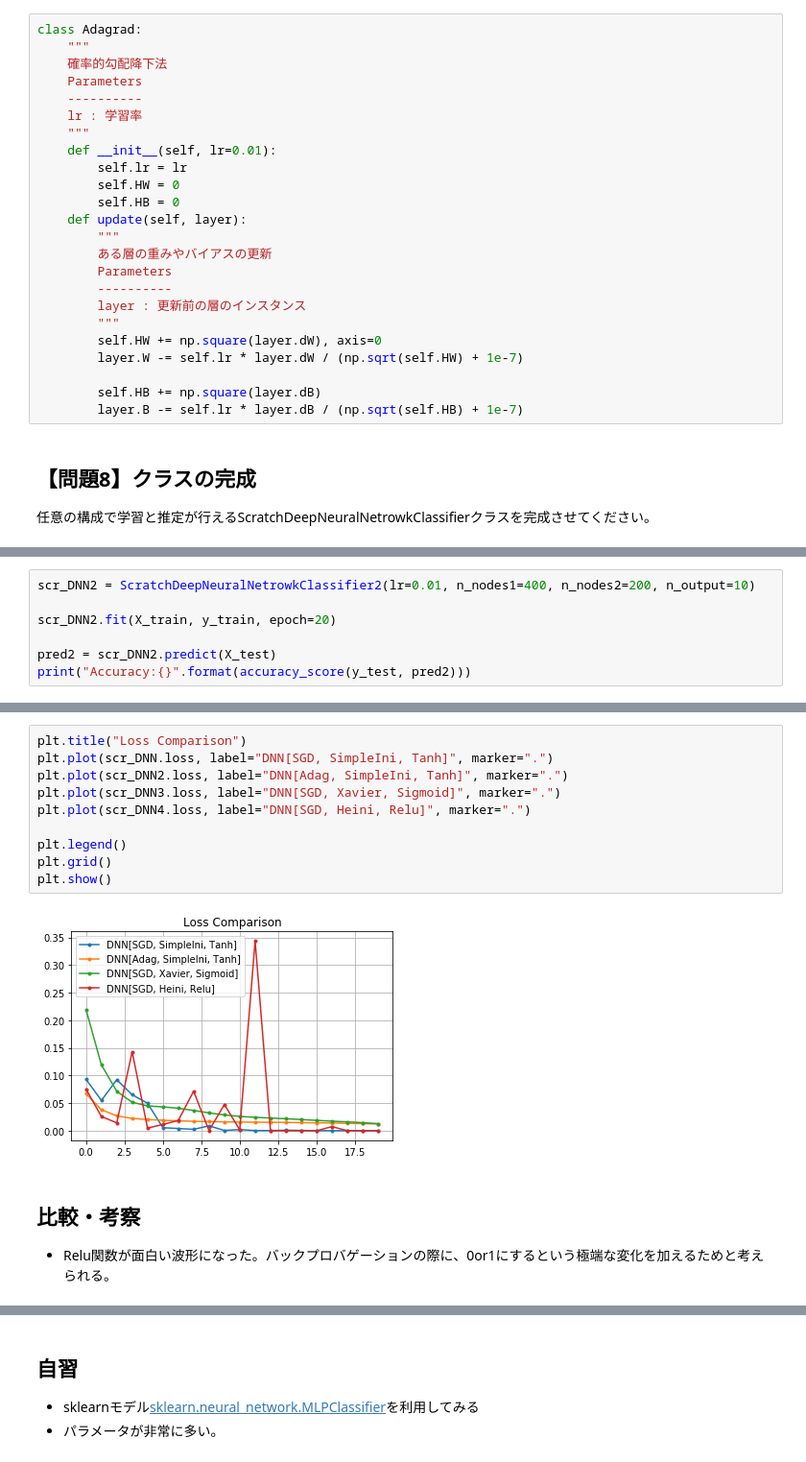
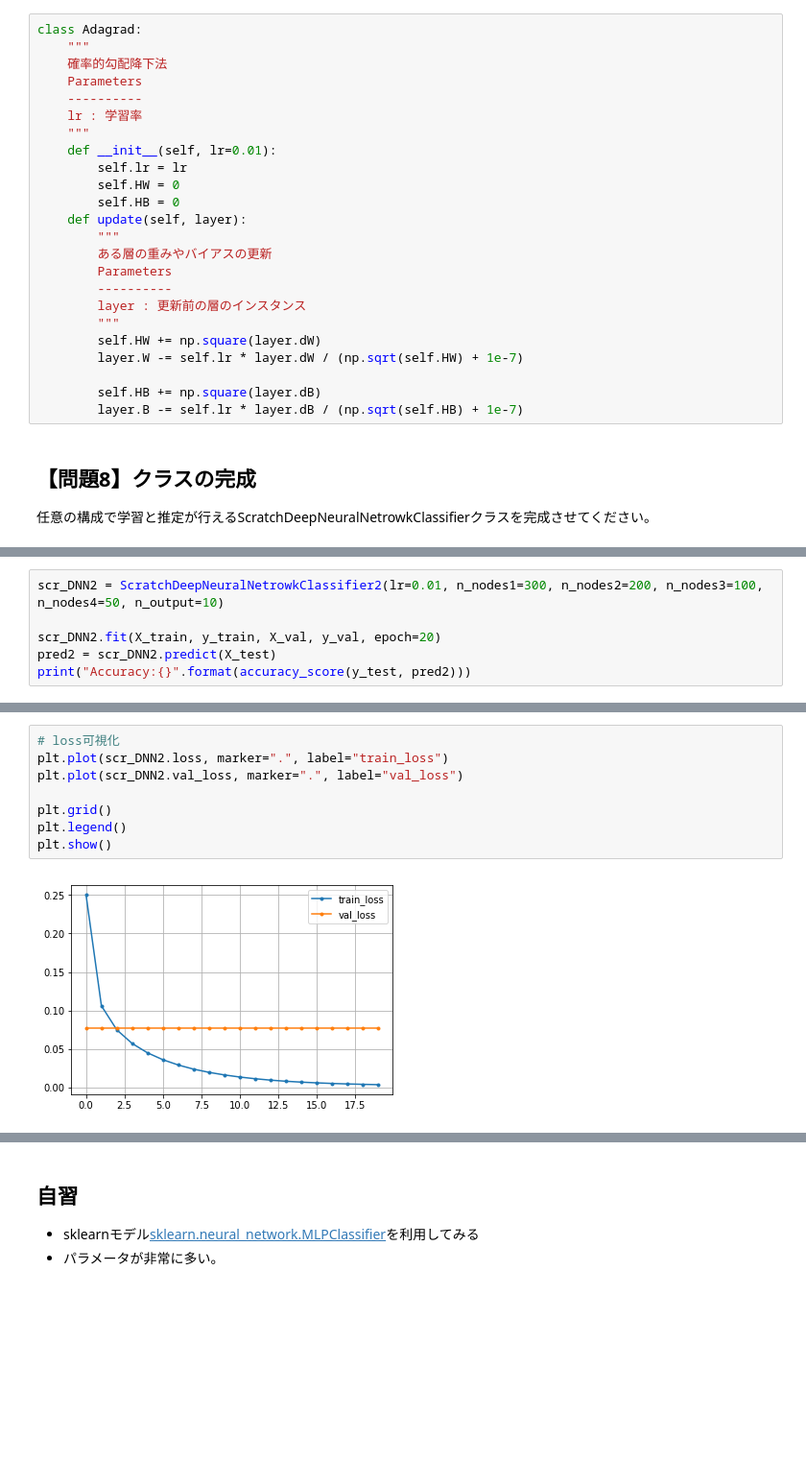
Before and after one commit to adachione/diveintocode-ml, a Jupyter notebook: Sprint/Sprint 深層学習スクラッチ ディープニューラルネットワーク.ipynb, the cells around one changed output, grey strips where cells are left out. Shown: that part at 96% size. Drawn from its saved outputs; the diff is of its cells as text; blank space fills up the shorter version.

```diff
--- a/Sprint/Sprint 深層学習スクラッチ ディープニューラルネットワーク.ipynb
+++ b/Sprint/Sprint 深層学習スクラッチ ディープニューラルネットワーク.ipynb
@@ -528,7 +532,7 @@ class Adagrad:
         ----------
         layer : 更新前の層のインスタンス
         """
-        self.HW += np.square(layer.dW), axis=0
+        self.HW += np.square(layer.dW)
         layer.W -= self.lr * layer.dW / (np.sqrt(self.HW) + 1e-7)
 
         self.HB += np.square(layer.dB)
@@ -734,10 +836,9 @@ class ScratchDeepNeuralNetrowkClassifier2:
 
         return pred
 # %%
-scr_DNN2 = ScratchDeepNeuralNetrowkClassifier2(lr=0.01, n_nodes1=400, n_nodes2=200, n_output=10)
+scr_DNN2 = ScratchDeepNeuralNetrowkClassifier2(lr=0.01, n_nodes1=300, n_nodes2=200, n_nodes3=100, n_nodes4=50, n_output=10)
 
-scr_DNN2.fit(X_train, y_train, epoch=20)
-
+scr_DNN2.fit(X_train, y_train, X_val, y_val, epoch=20)
 pred2 = scr_DNN2.predict(X_test)
 print("Accuracy:{}".format(accuracy_score(y_test, pred2)))
 # %% [output]
@@ -914,15 +846,10 @@ Accuracy:0.9807
-# %%
-plt.title("Loss Comparison")
-plt.plot(scr_DNN.loss, label="DNN[SGD, SimpleIni, Tanh]", marker=".")
-plt.plot(scr_DNN2.loss, label="DNN[Adag, SimpleIni, Tanh]", marker=".")
-plt.plot(scr_DNN3.loss, label="DNN[SGD, Xavier, Sigmoid]", marker=".")
-plt.plot(scr_DNN4.loss, label="DNN[SGD, Heini, Relu]", marker=".")
-
-plt.legend()
-plt.grid()
-plt.show()
-# %% [output]
-[figure, removed]
-# %% [markdown]
-## 比較・考察
-- Relu関数が面白い波形になった。バックプロバゲーションの際に、0or1にするという極端な変化を加えるためと考えられる。
+# %%
+# loss可視化
+plt.plot(scr_DNN2.loss, marker=".", label="train_loss")
+plt.plot(scr_DNN2.val_loss, marker=".", label="val_loss")
+
+plt.grid()
+plt.legend()
+plt.show()
+# %% [output]
+[figure, added]
```
Also changed, not shown: parts of 28 cells of this notebook.
